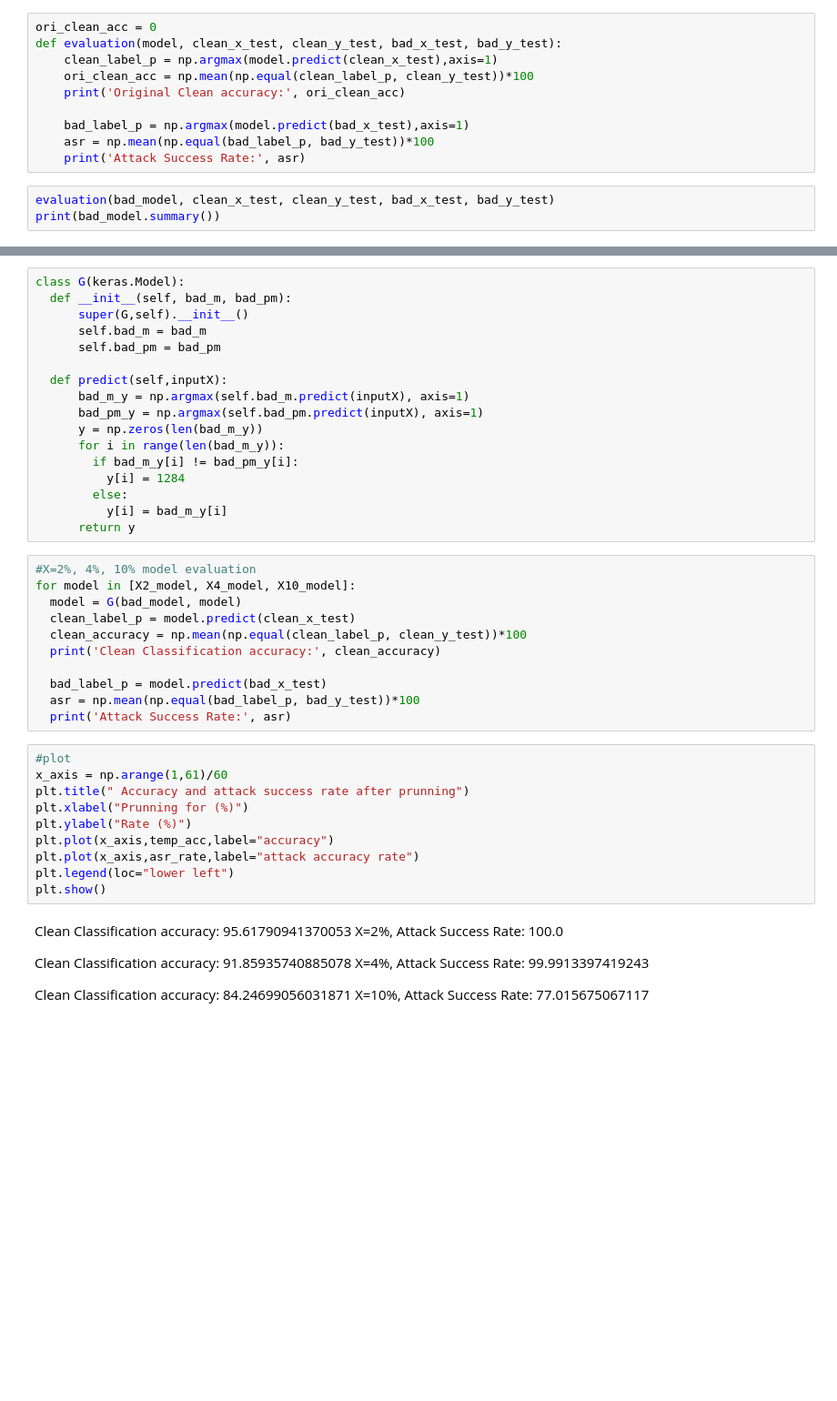
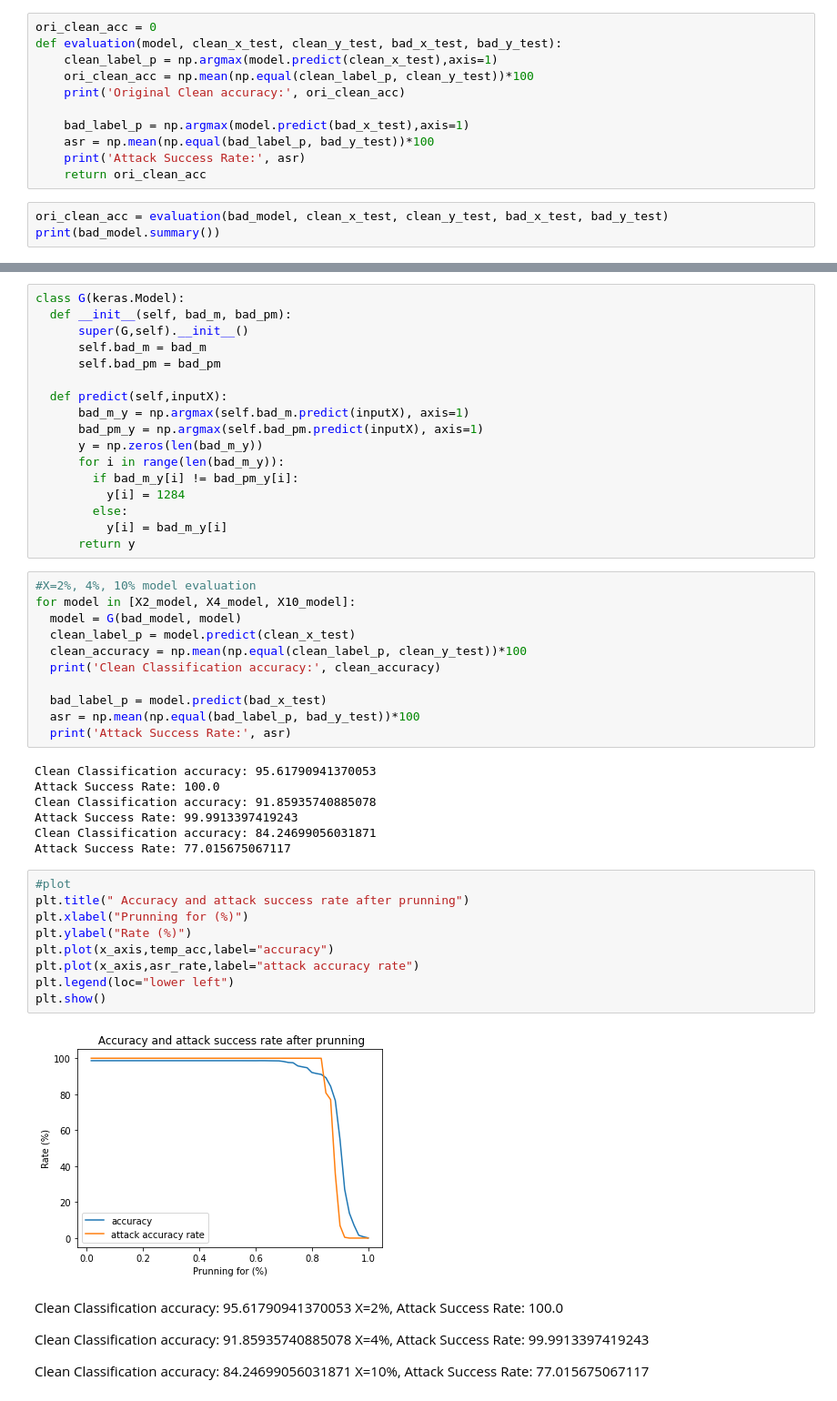
Before and after one commit to fzybb/MLCYB, a Jupyter notebook: ZYF_Lab3.ipynb, the cells around one changed output, grey strips where cells are left out. Shown: that part at 91% size. Drawn from its saved outputs; the diff is of its cells as text; blank space fills up the shorter version.

```diff
--- a/ZYF_Lab3.ipynb
+++ b/ZYF_Lab3.ipynb
@@ -42,8 +42,9 @@ def evaluation(model, clean_x_test, clean_y_test, bad_x_test, bad_y_test):
     bad_label_p = np.argmax(model.predict(bad_x_test),axis=1)
     asr = np.mean(np.equal(bad_label_p, bad_y_test))*100
     print('Attack Success Rate:', asr)
+    return ori_clean_acc
 # %%
-evaluation(bad_model, clean_x_test, clean_y_test, bad_x_test, bad_y_test)
+ori_clean_acc = evaluation(bad_model, clean_x_test, clean_y_test, bad_x_test, bad_y_test)
 print(bad_model.summary())
 # %% [output]
 Original Clean accuracy: 98.64899974019225
@@ -167,16 +193,24 @@ for model in [X2_model, X4_model, X10_model]:
   bad_label_p = model.predict(bad_x_test)
   asr = np.mean(np.equal(bad_label_p, bad_y_test))*100
   print('Attack Success Rate:', asr)
+# %% [output]
+Clean Classification accuracy: 95.61790941370053
+Attack Success Rate: 100.0
+Clean Classification accuracy: 91.85935740885078
+Attack Success Rate: 99.9913397419243
+Clean Classification accuracy: 84.24699056031871
+Attack Success Rate: 77.015675067117
 # %%
 #plot
-x_axis = np.arange(1,61)/60
 plt.title(" Accuracy and attack success rate after prunning")
 plt.xlabel("Prunning for (%)")
 plt.ylabel("Rate (%)")
 plt.plot(x_axis,temp_acc,label="accuracy")
 plt.plot(x_axis,asr_rate,label="attack accuracy rate")
 plt.legend(loc="lower left")
 plt.show()
+# %% [output]
+[figure, added]
 # %% [markdown]
 Clean Classification accuracy: 95.61790941370053
 X=2%, Attack Success Rate: 100.0
```
Also changed, not shown: parts of 2 cells of this notebook, 1 other file.
